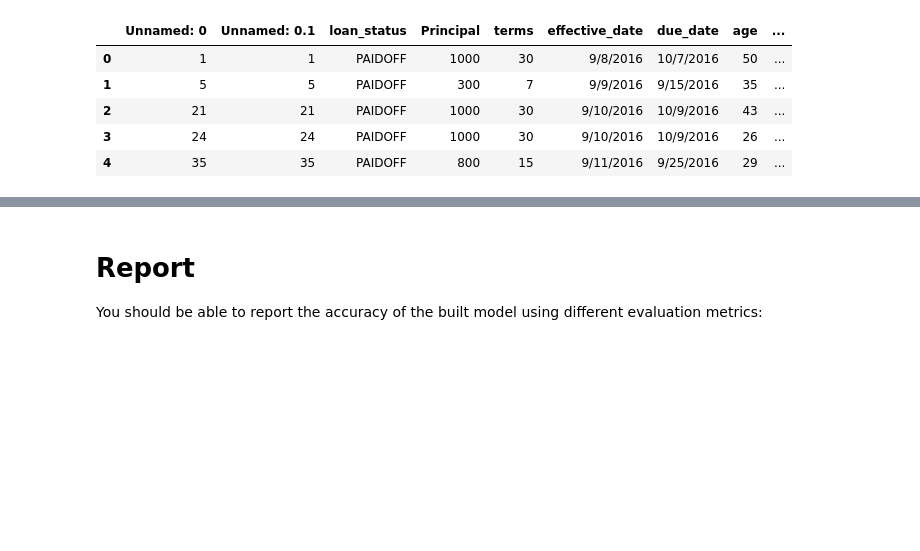
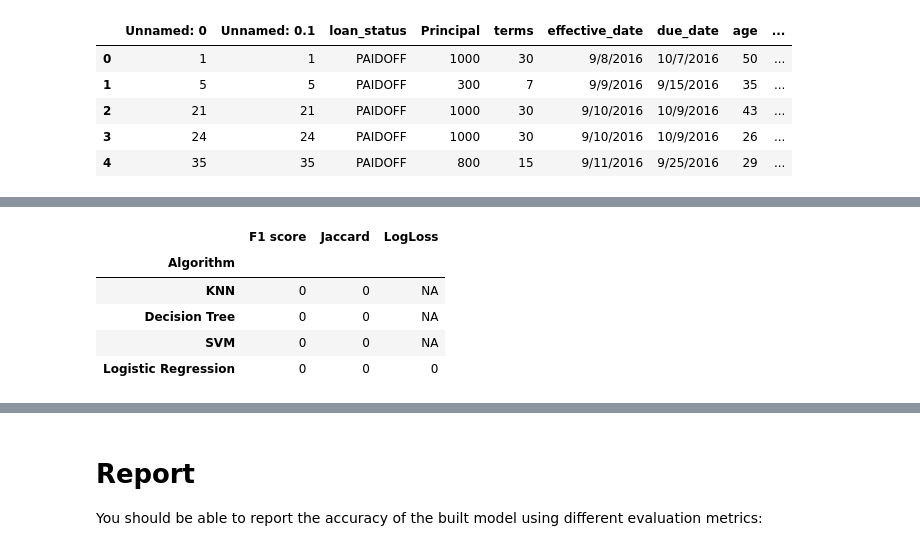
Before and after one commit to elianagoretti/Coursera-Capstone-Project, a Jupyter notebook: Coursera Final Project- Peer Graded Assignment.ipynb, the cells around one changed output, grey strips where cells are left out. Saved outputs shown, nothing was run; the diff lists cells and outputs as text; code cells hidden in the pictures; blank space fills up the shorter version.

```diff
--- a/Coursera Final Project- Peer Graded Assignment.ipynb
+++ b/Coursera Final Project- Peer Graded Assignment.ipynb
@@ -469,0 +463,18 @@ Jaccard score: 0.7857
+# %%
+test_X = test_Feature
+test_X= preprocessing.StandardScaler().fit(test_X).transform(test_X)
+test_y = test_df['loan_status'].values
+data = {'Algorithm': ['KNN', 'Decision Tree', 'SVM', 'Logistic Regression'],
+        'Jaccard': [0, 0, 0, 0],
+        'F1 score': [0, 0, 0, 0],
+        'LogLoss': ['NA','NA','NA',0]}
+Report_df = pd.DataFrame(data)
+Report_df = Report_df.set_index('Algorithm')
+Report_df
+# %% [output]
+|  | F1 score | Jaccard | LogLoss |
+| Algorithm |  |  |  |
+| KNN | 0 | 0 | NA |
+| Decision Tree | 0 | 0 | NA |
+| SVM | 0 | 0 | NA |
+| Logistic Regression | 0 | 0 | 0 |
```
Also changed, not shown: parts of 31 cells of this notebook.
